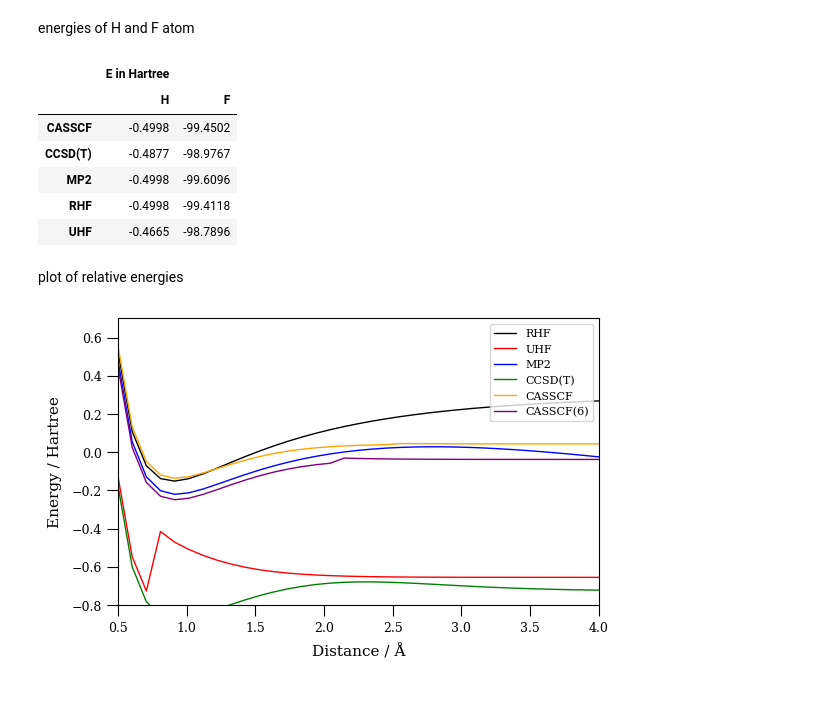
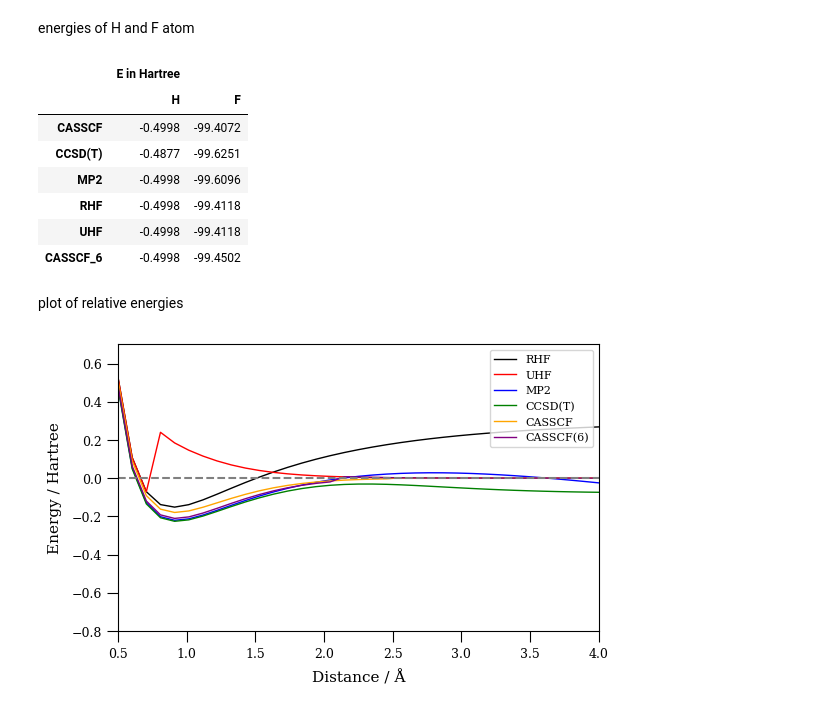
Before and after one commit to fabianherpell/qc2-application, a Jupyter notebook: Multireference/auswertung.ipynb, the cells around one changed output. Saved outputs shown, nothing was run; the diff lists cells and outputs as text; code cells hidden in the pictures.

```diff
--- a/Multireference/auswertung.ipynb
+++ b/Multireference/auswertung.ipynb
@@ -175,7 +175,7 @@ with open('Atoms/MR-F-energies', 'r') as f:
 F_energy = np.loadtxt(lines) #siehe H_energy
 
 # convert to pandas dataframe and add column names
-names = ['CASSCF','CCSD(T)', 'MP2', 'RHF', 'UHF']
+names = ['CASSCF','CCSD(T)', 'MP2', 'RHF', 'UHF', 'CASSCF_6']
 df = pd.DataFrame({'H': H_energy, 'F': F_energy}, index=names)
 df.columns = pd.MultiIndex.from_product([['E in Hartree'], df.columns])
 
@@ -188,11 +188,12 @@ display(round(df,4))
 # %% [output]
 |  | E in Hartree |  |
 |  | H | F |
-| CASSCF | -0.4998 | -99.4502 |
-| CCSD(T) | -0.4877 | -98.9767 |
+| CASSCF | -0.4998 | -99.4072 |
+| CCSD(T) | -0.4877 | -99.6251 |
 | MP2 | -0.4998 | -99.6096 |
 | RHF | -0.4998 | -99.4118 |
-| UHF | -0.4665 | -98.7896 |
+| UHF | -0.4998 | -99.4118 |
+| CASSCF_6 | -0.4998 | -99.4502 |
 # %% [markdown]
 plot of relative energies
 # %%
@@ -203,32 +204,34 @@ fig = plt.figure(figsize=(fig_width, fig_height))
 spec = fig.add_gridspec(ncols=1, nrows=1, height_ratios=[1])
 
 # define subplots
 ax1 = fig.add_subplot(spec[0, 0])
 
 # plot data
 ax1.plot(x, RHF-(H_energy[3]+F_energy[3]), label='RHF', linewidth=lw)
 ax1.plot(x, UHF-(H_energy[4]+F_energy[4]), label='UHF', linewidth=lw)
 ax1.plot(x, MP2-(H_energy[2]+F_energy[2]), label='MP2', linewidth=lw)
 ax1.plot(x, CCSD_T-(H_energy[1]+F_energy[1]), label='CCSD(T)', linewidth=lw)
 ax1.plot(x, CASSCF-(H_energy[0]+F_energy[0]), label='CASSCF', linewidth=lw)
-ax1.plot(x, CASSCF_6-(H_energy[0]+F_energy[3]), label='CASSCF(6)', linewidth=lw)
+ax1.plot(x, CASSCF_6-(H_energy[5]+F_energy[5]), label='CASSCF(6)', linewidth=lw)
 
+# Add a dashed line at y = 0
+ax1.axhline(0, linestyle='--', color='grey', linewidth=0.5)
 
 # set labels
 ax1.set_xlabel('Distance / Å')
 ax1.set_ylabel('Energy / Hartree')
 
 # set limits
 ax1.set_xlim(0.5, 4.0)
 ax1.set_ylim(-0.8, 0.7)
 
 # set legend and title
 ax1.legend(loc='upper right', fancybox=True, fontsize=8)
 
 # show plot
 plt.show()
 
 # save plot
 save_plot_as_pdf(fig, 'Plots/Relative_energies.pdf')
 # %% [output]
-[figure, old version]
+[figure, new version]
```
Also changed, not shown: 6 other files.
